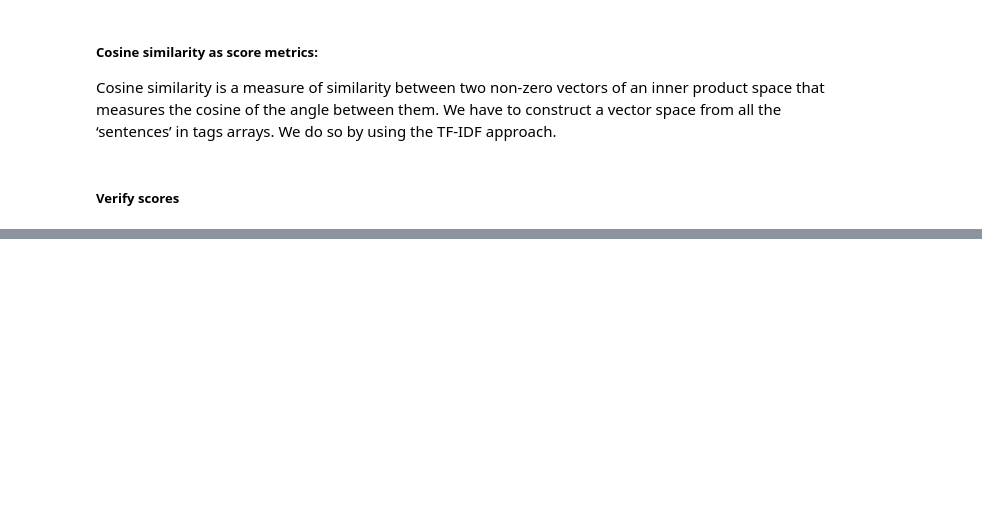
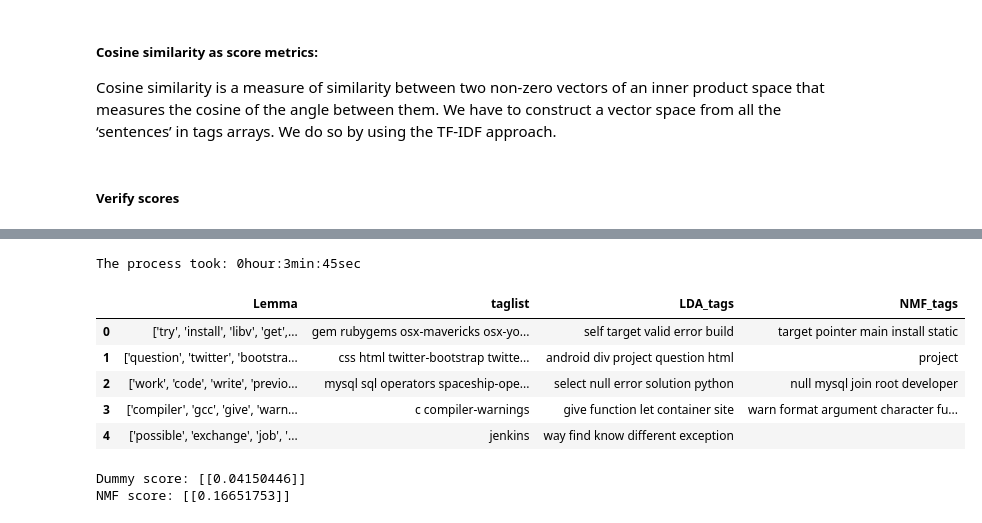
Before and after one commit to opsabarsec/NLP-automatic-tagging-stackoverflow-posts, a Jupyter notebook: notebooks/Stackoverflowtags-Part2.ipynb, the cells around one changed output, grey strips where cells are left out. Drawn from its saved outputs; the diff is of its cells as text; code cells hidden in the pictures; blank space fills up the shorter version.

Commit message:
LDA+NMF scores with cosine similarity

```diff
--- a/notebooks/Stackoverflowtags-Part2.ipynb
+++ b/notebooks/Stackoverflowtags-Part2.ipynb
@@ -355,0 +396,23 @@ LDA score: [[0.1185501]]
+# %%
+process_time_starts()
+NMF_tags = [Recommend_tags_nmf(text, nmf_model) for text in X_test ]
+time_elapsed()
+# %% [output]
+The process took: 0hour:3min:45sec
+# %%
+df_test['NMF_tags'] = NMF_tags
+df_test.head()
+# %% [output]
+|  | Lemma | taglist | LDA_tags | NMF_tags |
+| 0 | ['try', 'install', 'libv', 'get',... | gem rubygems osx-mavericks osx-yo... | self target valid error build | target pointer main install static |
+| 1 | ['question', 'twitter', 'bootstra... | css html twitter-bootstrap twitte... | android div project question html | project |
+| 2 | ['work', 'code', 'write', 'previo... | mysql sql operators spaceship-ope... | select null error solution python | null mysql join root developer |
+| 3 | ['compiler', 'gcc', 'give', 'warn... | c compiler-warnings | give function let container site | warn format argument character fu... |
+| 4 | ['possible', 'exchange', 'job', '... | jenkins | way find know different exception |  |
+# %%
+y_tfidf_NMF = tfidfVectorizer.transform(NMF_tags)
+print('Dummy score:',cosine_similarity(y_tfidf_test.reshape(1,-1), y_tfidf_dummy.reshape(1,-1)))
+print('NMF score:',cosine_similarity(y_tfidf_test.reshape(1,-1), y_tfidf_NMF.reshape(1,-1)))
+# %% [output]
+Dummy score: [[0.04150446]]
+NMF score: [[0.16651753]]
```
Also changed, not shown: parts of 7 cells of this notebook.
